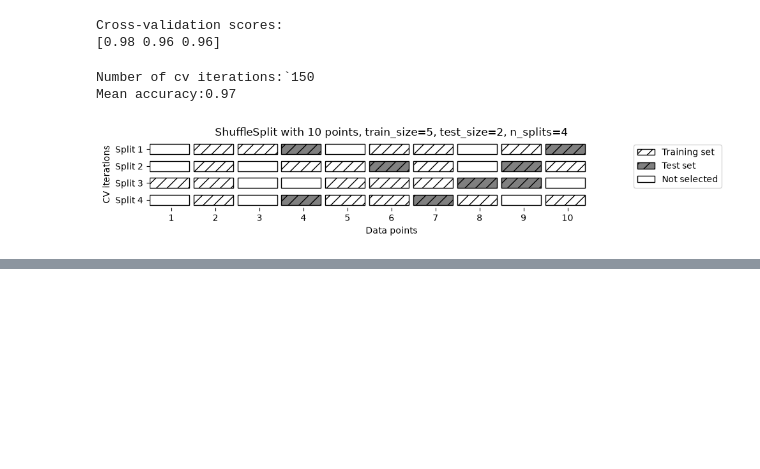
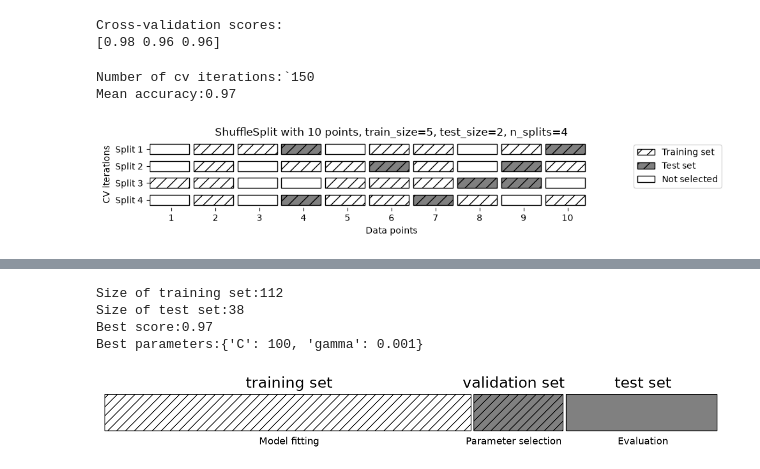
Before and after one commit to seita1004/python-machine-learning-study, a Jupyter notebook: 第5章/交差検証.ipynb, the cells around one changed output, grey strips where cells are left out. Cells and saved outputs as stored; diff of their text form; code cells hidden in the pictures; blank space fills up the shorter version.

```diff
--- a/第5章/交差検証.ipynb
+++ b/第5章/交差検証.ipynb
@@ -145,0 +169,40 @@ x,y
+# %%
+#グリッドリサーチは基本的にはパラメータの組み合わせを総当たりで試す方法である
+
+#単純なグリッドサーチ
+from sklearn.svm import SVC
+
+x_train,x_test,y_train,y_test = train_test_split(
+    iris.data,
+    iris.target,
+    random_state=0
+)
+
+print("Size of training set:{}".format(x_train.shape[0]))
+print("Size of test set:{}".format(x_test.shape[0]))
+
+best_score = 0
+
+for gamma in [0.001,0.01,0.1,1,10,100]:
+    for C in [0.001,0.01,0.1,1,10,100]:
+        svm = SVC(gamma=gamma,C=C)
+        svm.fit(x_train,y_train)
+        score = svm.score(x_test,y_test)
+        if score > best_score:
+            best_score = score
+            best_parameters = {'C':C,'gamma':gamma}
+
+print("Best score:{:.2f}".format(best_score))
+print("Best parameters:{}".format(best_parameters))
+# %% [output]
+Size of training set:112
+Size of test set:38
+Best score:0.97
+Best parameters:{'C': 100, 'gamma': 0.001}
+# %%
+#訓練セット、検証セット、テストセットに分割
+#訓練セットで学習し、検証セットでハイパーパラメータを調整し、最終的にテストセットで評価する
+
+mglearn.plots.plot_threefold_split()
+# %% [output]
+[figure, added]
```
Also changed, not shown: parts of 11 cells of this notebook.
